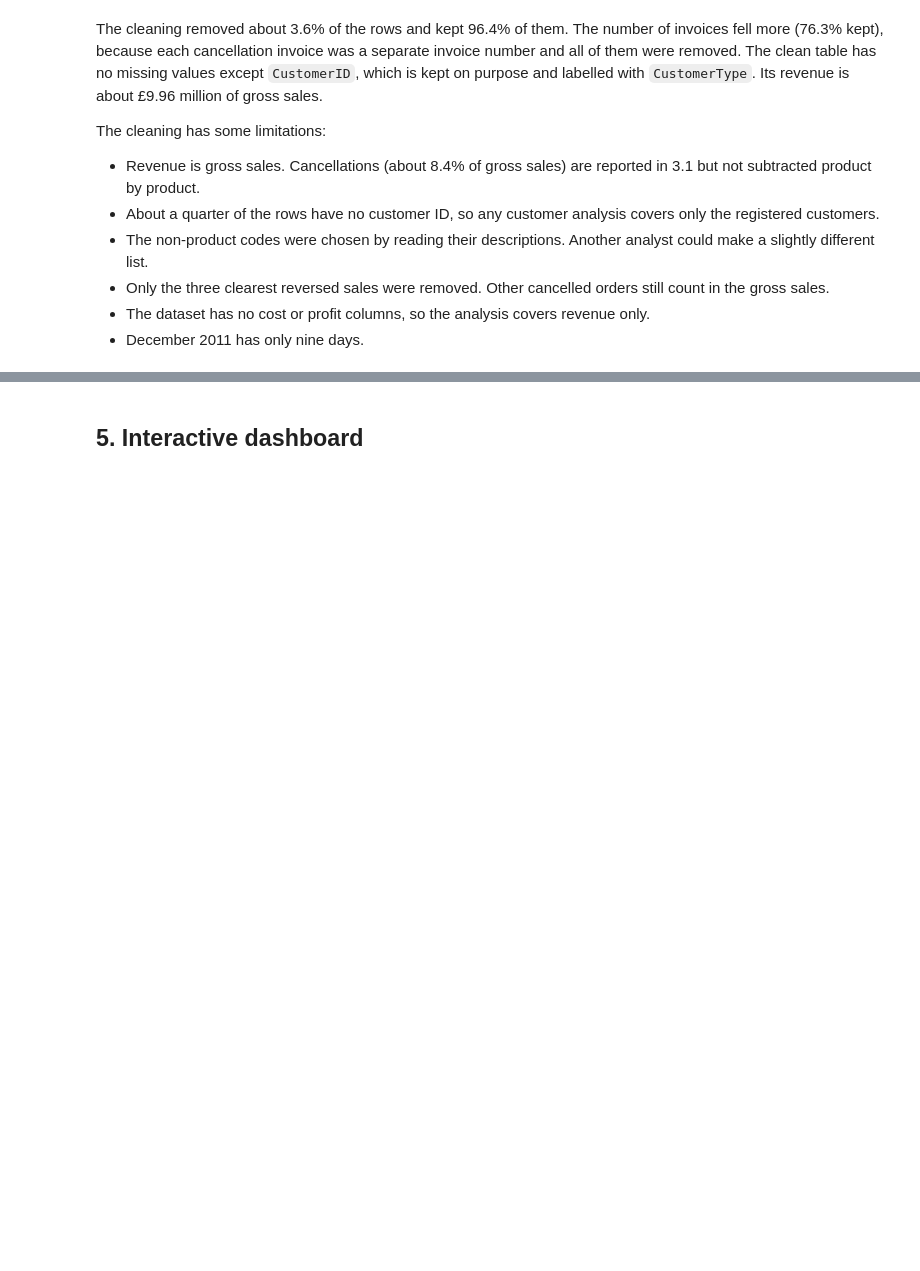
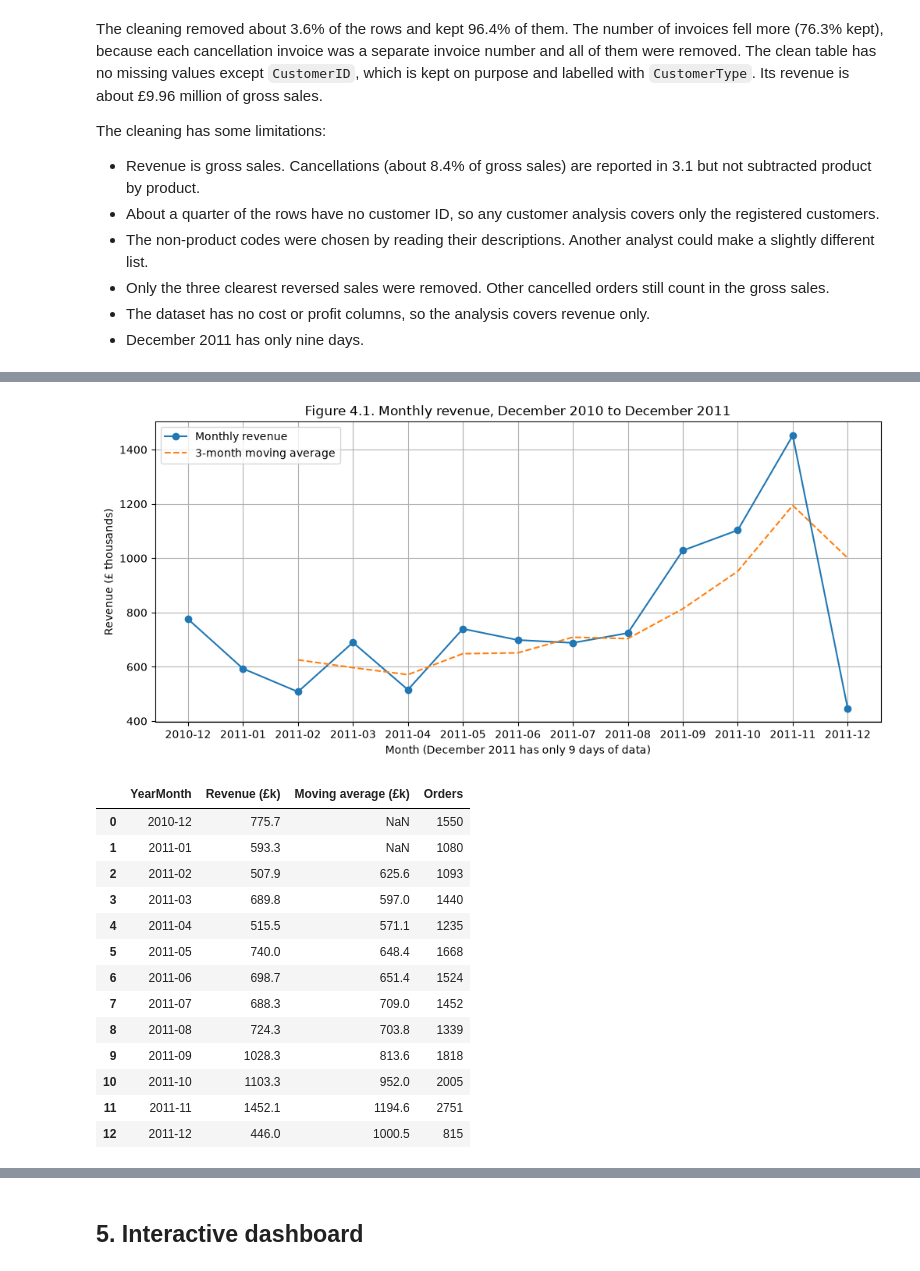
Before and after one commit to MatheusFerreiraL/dvc-ca2-online-retail, a Jupyter notebook: dvc_ca2_online_retail.ipynb, the cells around one changed output, grey strips where cells are left out. Saved outputs shown, nothing was run; the diff lists cells and outputs as text; code cells hidden in the pictures; blank space fills up the shorter version.

Commit message:
Add exploratory analysis: descriptive statistics and seven charts on time,products, countries, order values and customers

```diff
--- a/dvc_ca2_online_retail.ipynb
+++ b/dvc_ca2_online_retail.ipynb
@@ -759,0 +840,37 @@ The cleaning has some limitations:
+# %%
+# revenue and number of orders per month
+monthly = clean.groupby('YearMonth')['TotalPrice'].sum().reset_index()
+monthly['Revenue (£k)'] = (monthly['TotalPrice'] / 1000).round(1)
+monthly['Moving average (£k)'] = monthly['Revenue (£k)'].rolling(window=3).mean().round(1)
+
+monthly_orders = clean.groupby('YearMonth')['InvoiceNo'].nunique().reset_index()
+monthly_orders = monthly_orders.rename(columns={'InvoiceNo': 'Orders'})
+monthly = pd.merge(monthly, monthly_orders, on='YearMonth')
+
+plt.figure(figsize=(12, 5))
+plt.plot(monthly['YearMonth'], monthly['Revenue (£k)'], marker='o', label='Monthly revenue')
+plt.plot(monthly['YearMonth'], monthly['Moving average (£k)'], linestyle='--', label='3-month moving average')
+plt.title('Figure 4.1. Monthly revenue, December 2010 to December 2011')
+plt.xlabel('Month (December 2011 has only 9 days of data)')
+plt.ylabel('Revenue (£ thousands)')
+plt.legend()
+plt.grid(True)
+plt.show()
+
+monthly[['YearMonth', 'Revenue (£k)', 'Moving average (£k)', 'Orders']]
+# %% [output]
+[figure, added]
+|  | YearMonth | Revenue (£k) | Moving average (£k) | Orders |
+| 0 | 2010-12 | 775.7 | NaN | 1550 |
+| 1 | 2011-01 | 593.3 | NaN | 1080 |
+| 2 | 2011-02 | 507.9 | 625.6 | 1093 |
+| 3 | 2011-03 | 689.8 | 597.0 | 1440 |
+| 4 | 2011-04 | 515.5 | 571.1 | 1235 |
+| 5 | 2011-05 | 740.0 | 648.4 | 1668 |
+| 6 | 2011-06 | 698.7 | 651.4 | 1524 |
+| 7 | 2011-07 | 688.3 | 709.0 | 1452 |
+| 8 | 2011-08 | 724.3 | 703.8 | 1339 |
+| 9 | 2011-09 | 1028.3 | 813.6 | 1818 |
+| 10 | 2011-10 | 1103.3 | 952.0 | 2005 |
+| 11 | 2011-11 | 1452.1 | 1194.6 | 2751 |
+| 12 | 2011-12 | 446.0 | 1000.5 | 815 |
```
Also changed, not shown: parts of 31 cells of this notebook.
